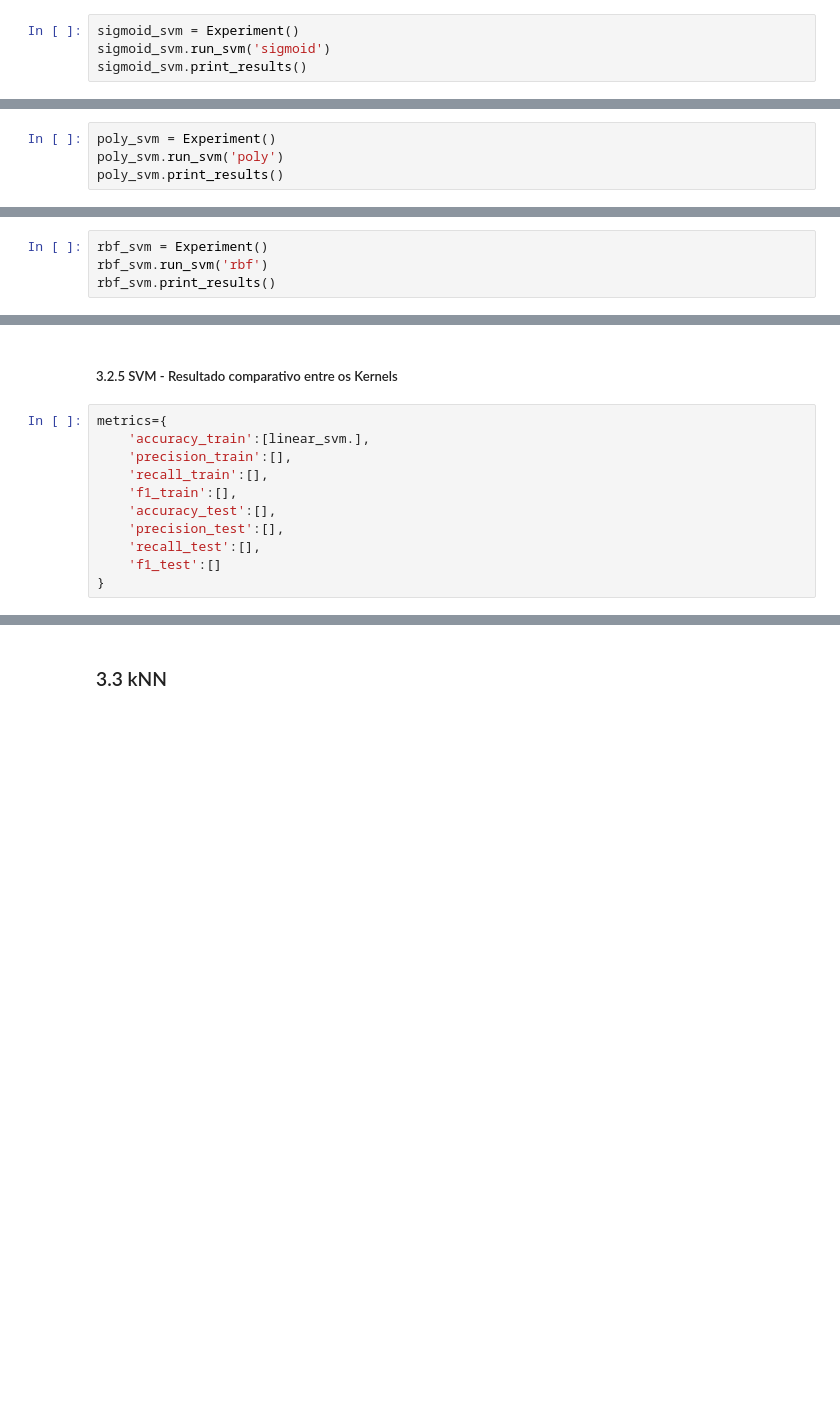
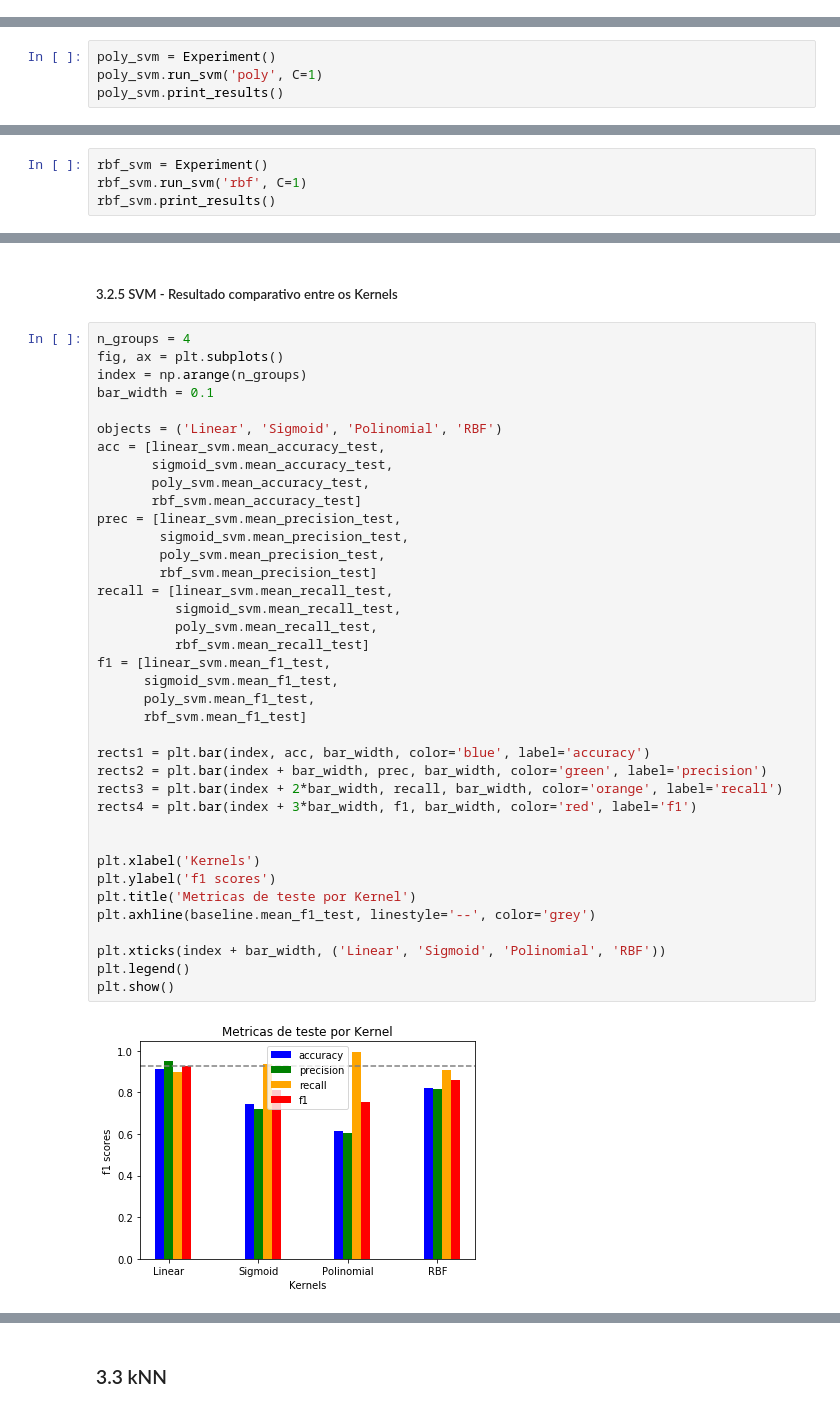
Before and after one commit to vesper-college-assignments/machine-learning, a Jupyter notebook: tp1/tp1_valeria_souza.ipynb, the cells around one changed output, grey strips where cells are left out. Cells and saved outputs as stored; diff of their text form; blank space fills up the shorter version.

```diff
--- a/tp1/tp1_valeria_souza.ipynb
+++ b/tp1/tp1_valeria_souza.ipynb
@@ -429,4 +448,0 @@ Explicar sobre o kernel
-# %%
-sigmoid_svm = Experiment()
-sigmoid_svm.run_svm('sigmoid')
-sigmoid_svm.print_results()
@@ -446,0 +449,4 @@ Test
+# %%
+poly_svm = Experiment()
+poly_svm.run_svm('poly', C=1)
+poly_svm.print_results()
@@ -450,4 +466,0 @@ Explicar sobre o kernel
-# %%
-poly_svm = Experiment()
-poly_svm.run_svm('poly')
-poly_svm.print_results()
@@ -471,5 +467,5 @@ Explicar sobre o Kernel
 # %%
 rbf_svm = Experiment()
-rbf_svm.run_svm('rbf')
+rbf_svm.run_svm('rbf', C=1)
 rbf_svm.print_results()
 # %% [output]
@@ -488,14 +482,43 @@ Test
   f1: 0.858
 # %% [markdown]
 ##### 3.2.5 SVM - Resultado comparativo entre os Kernels
-# %%
-metrics={
-    'accuracy_train':[linear_svm.],
-    'precision_train':[],
-    'recall_train':[],
-    'f1_train':[],
-    'accuracy_test':[],
-    'precision_test':[],
-    'recall_test':[],
-    'f1_test':[]
-}
+# %%
+n_groups = 4
+fig, ax = plt.subplots()
+index = np.arange(n_groups)
+bar_width = 0.1
+
+objects = ('Linear', 'Sigmoid', 'Polinomial', 'RBF')
+acc = [linear_svm.mean_accuracy_test,
+       sigmoid_svm.mean_accuracy_test,
+       poly_svm.mean_accuracy_test,
+       rbf_svm.mean_accuracy_test]
+prec = [linear_svm.mean_precision_test,
+        sigmoid_svm.mean_precision_test,
+        poly_svm.mean_precision_test,
+        rbf_svm.mean_precision_test]
+recall = [linear_svm.mean_recall_test,
+          sigmoid_svm.mean_recall_test,
+          poly_svm.mean_recall_test,
+          rbf_svm.mean_recall_test]
+f1 = [linear_svm.mean_f1_test,
+      sigmoid_svm.mean_f1_test,
+      poly_svm.mean_f1_test,
+      rbf_svm.mean_f1_test]
+
+rects1 = plt.bar(index, acc, bar_width, color='blue', label='accuracy')
+rects2 = plt.bar(index + bar_width, prec, bar_width, color='green', label='precision')
+rects3 = plt.bar(index + 2*bar_width, recall, bar_width, color='orange', label='recall')
+rects4 = plt.bar(index + 3*bar_width, f1, bar_width, color='red', label='f1')
+
+
+plt.xlabel('Kernels')
+plt.ylabel('f1 scores')
+plt.title('Metricas de teste por Kernel')
+plt.axhline(baseline.mean_f1_test, linestyle='--', color='grey')
+
+plt.xticks(index + bar_width, ('Linear', 'Sigmoid', 'Polinomial', 'RBF'))
+plt.legend()
+plt.show()
+# %% [output]
+[figure, added]
```
Also changed, not shown: parts of 29 cells of this notebook.
